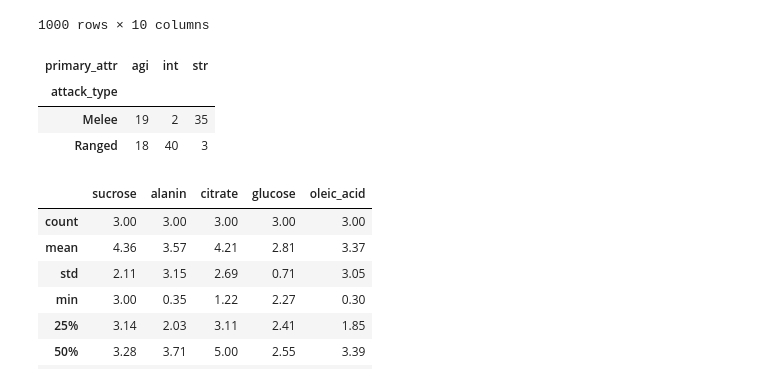
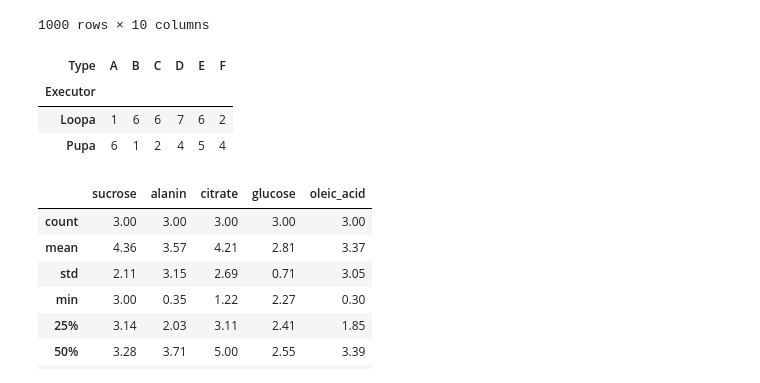
Before and after one commit to iboiarkin96/education_courses, a Jupyter notebook: Основы Статистики [Карпов]/Введение в Data Science и машинное обучение.ipynb, the cells around one changed output. Cells and saved outputs as stored; diff of their text form; code cells hidden in the pictures.

```diff
--- a/Основы Статистики [Карпов]/Введение в Data Science и машинное обучение.ipynb
+++ b/Основы Статистики [Карпов]/Введение в Data Science и машинное обучение.ipynb
@@ -263,12 +239,12 @@ dota =pd.read_csv('https://stepik.org/media/attachments/course/4852/accountancy.
                   index_col=0)
 # %%
 # crosstab
-pd.crosstab (dota['attack_type'], dota['primary_attr'])
+pd.crosstab (dota['Executor'], dota['Type'])
 # %% [output]
-| primary_attr | agi | int | str |
-| attack_type |  |  |  |
-| Melee | 19 | 2 | 35 |
-| Ranged | 18 | 40 | 3 |
+| Type | A | B | C | D | E | F |
+| Executor |  |  |  |  |  |  |
+| Loopa | 1 | 6 | 6 | 7 | 6 | 2 |
+| Pupa | 6 | 1 | 2 | 4 | 5 | 4 |
 # %%
 concentrations = pd.read_csv('http://stepik.org/media/attachments/course/4852/algae.csv')
 mean_concentrations = concentrations.groupby(['genus']).mean()
```
Also changed, not shown: parts of 26 cells of this notebook.
